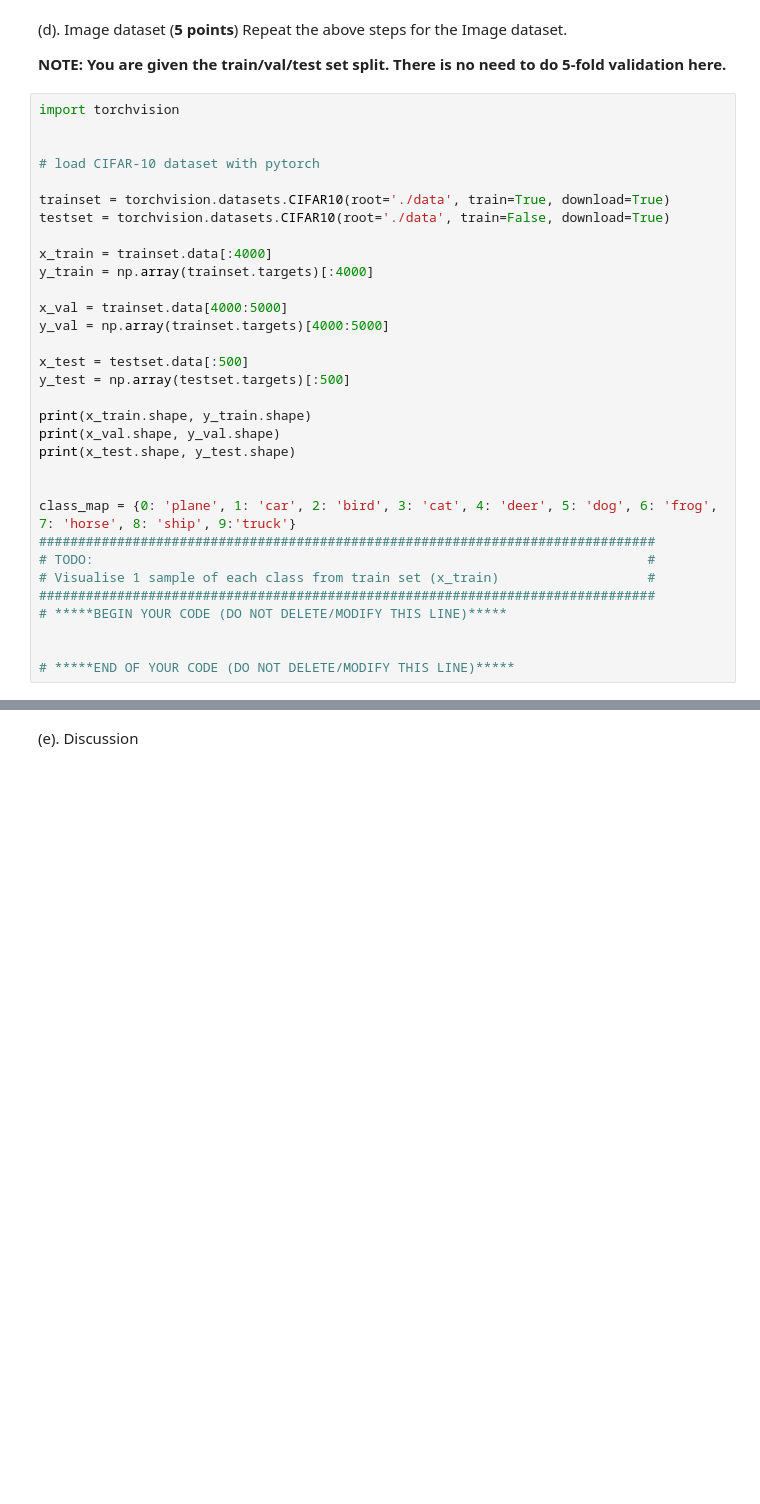
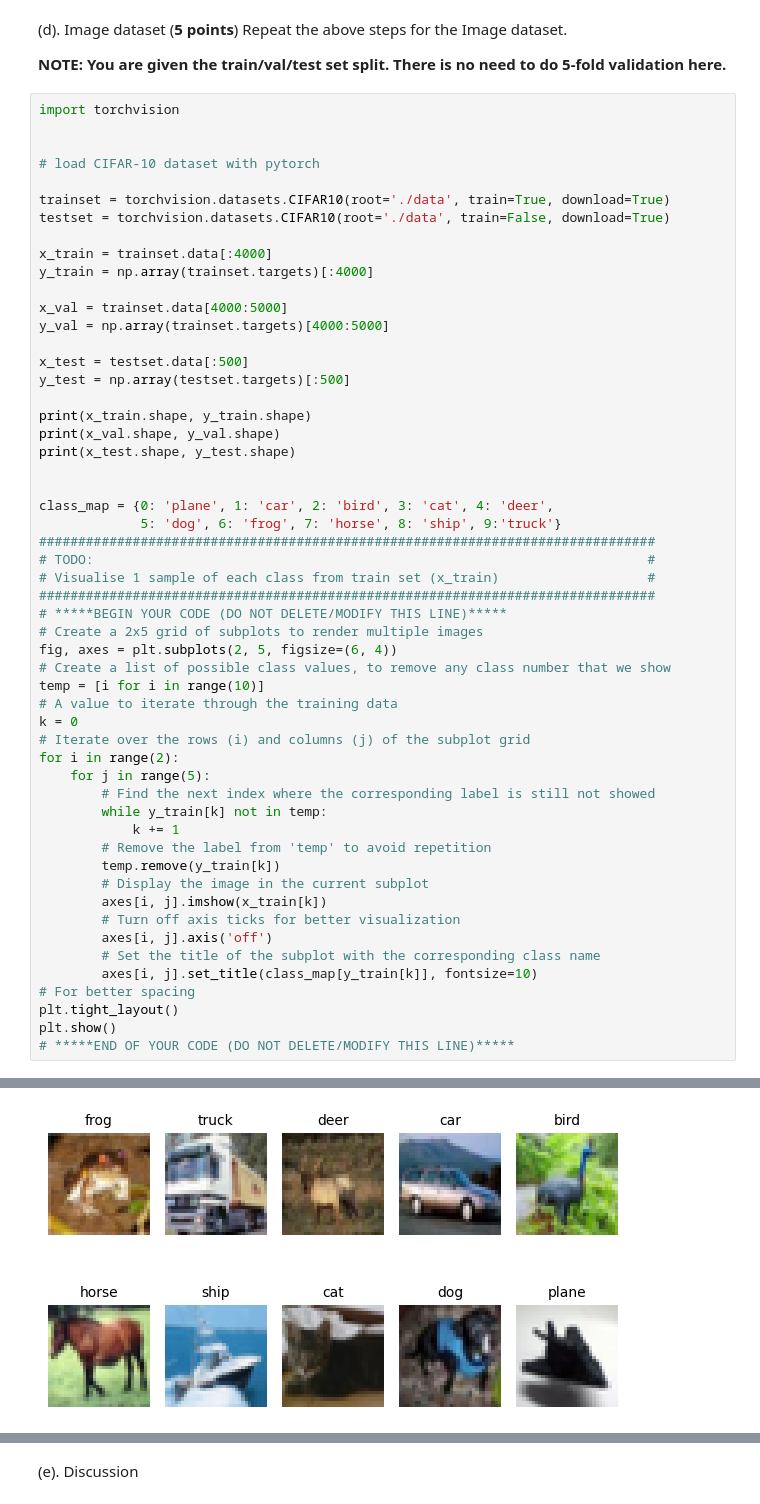
Before and after one commit to armanheydari/Advance-Deep-Learning_Winter-2024, a Jupyter notebook: Assignment1/cmpt489_828_a1_q3.ipynb, the cells around one changed output, grey strips where cells are left out. Drawn from its saved outputs; the diff is of its cells as text; blank space fills up the shorter version.

```diff
--- a/Assignment1/cmpt489_828_a1_q3.ipynb
+++ b/Assignment1/cmpt489_828_a1_q3.ipynb
@@ -248,33 +341,56 @@ import torchvision
 
 trainset = torchvision.datasets.CIFAR10(root='./data', train=True, download=True)
 testset = torchvision.datasets.CIFAR10(root='./data', train=False, download=True)
 
 x_train = trainset.data[:4000]
 y_train = np.array(trainset.targets)[:4000]
 
 x_val = trainset.data[4000:5000]
 y_val = np.array(trainset.targets)[4000:5000]
 
 x_test = testset.data[:500]
 y_test = np.array(testset.targets)[:500]
 
 print(x_train.shape, y_train.shape)
 print(x_val.shape, y_val.shape)
 print(x_test.shape, y_test.shape)
 
 
-class_map = {0: 'plane', 1: 'car', 2: 'bird', 3: 'cat', 4: 'deer', 5: 'dog', 6: 'frog', 7: 'horse', 8: 'ship', 9:'truck'}
+class_map = {0: 'plane', 1: 'car', 2: 'bird', 3: 'cat', 4: 'deer',
+             5: 'dog', 6: 'frog', 7: 'horse', 8: 'ship', 9:'truck'}
 ###############################################################################
 # TODO:                                                                       #
 # Visualise 1 sample of each class from train set (x_train)                   #
 ###############################################################################
 # *****BEGIN YOUR CODE (DO NOT DELETE/MODIFY THIS LINE)*****
-
-
+# Create a 2x5 grid of subplots to render multiple images
+fig, axes = plt.subplots(2, 5, figsize=(6, 4))
+# Create a list of possible class values, to remove any class number that we show
+temp = [i for i in range(10)]
+# A value to iterate through the training data
+k = 0
+# Iterate over the rows (i) and columns (j) of the subplot grid
+for i in range(2):
+    for j in range(5):
+        # Find the next index where the corresponding label is still not showed
+        while y_train[k] not in temp:
+            k += 1
+        # Remove the label from 'temp' to avoid repetition
+        temp.remove(y_train[k])
+        # Display the image in the current subplot
+        axes[i, j].imshow(x_train[k])
+        # Turn off axis ticks for better visualization
+        axes[i, j].axis('off')
+        # Set the title of the subplot with the corresponding class name
+        axes[i, j].set_title(class_map[y_train[k]], fontsize=10)
+# For better spacing
+plt.tight_layout()
+plt.show()
 # *****END OF YOUR CODE (DO NOT DELETE/MODIFY THIS LINE)*****
 # %% [output]
 Files already downloaded and verified
 Files already downloaded and verified
 (4000, 32, 32, 3) (4000,)
 (1000, 32, 32, 3) (1000,)
 (500, 32, 32, 3) (500,)
+[figure, added]
```
Also changed, not shown: parts of 16 cells of this notebook.
